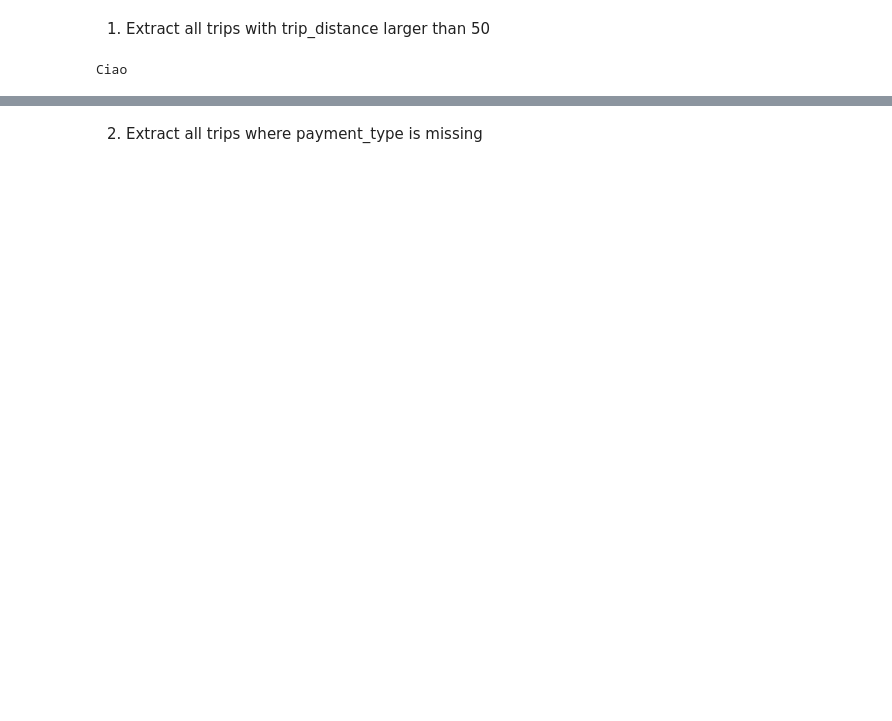
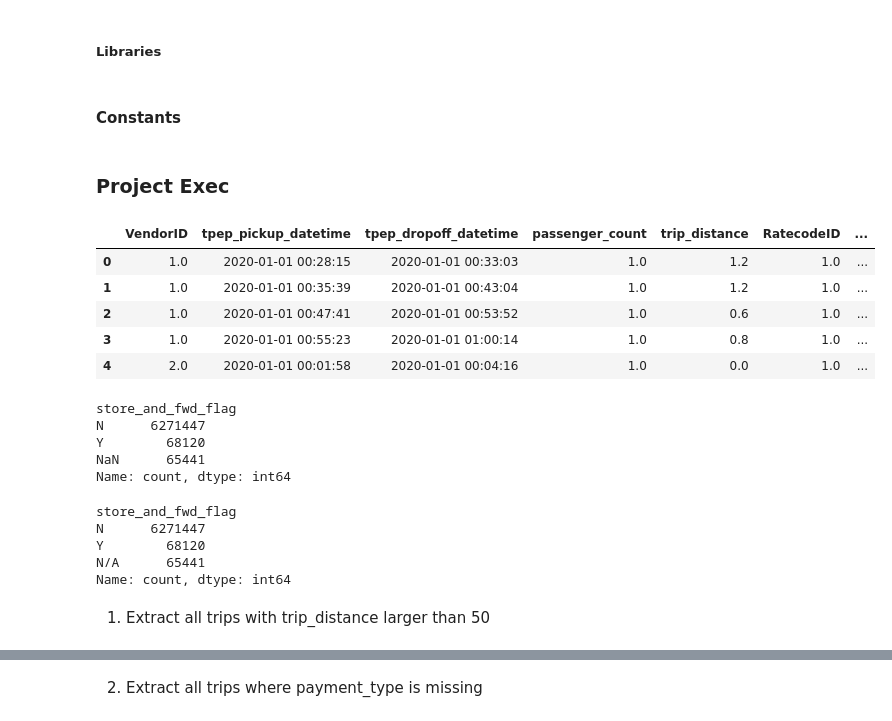
Before and after one commit to JuliusMaliwat/foundations-of-cs-project, a Jupyter notebook: code.ipynb, the cells around one changed output, grey strips where cells are left out. Cells and saved outputs as stored; diff of their text form; code cells hidden in the pictures; blank space fills up the shorter version.

```diff
--- a/code.ipynb
+++ b/code.ipynb
@@ -0,0 +39,2 @@
+# %% [markdown]
+##### Libraries
@@ -0,0 +43,2 @@
+# %% [markdown]
+#### Constants
@@ -1,6 +47,37 @@
+# %% [markdown]
+### Project Exec
+# %%
+df = pd.read_csv('data/data.csv')
+df.head()
+# %% [output]
+|  | VendorID | tpep_pickup_datetime | tpep_dropoff_datetime | passenger_count | trip_distance | RatecodeID | ... |
+| 0 | 1.0 | 2020-01-01 00:28:15 | 2020-01-01 00:33:03 | 1.0 | 1.2 | 1.0 | ... |
+| 1 | 1.0 | 2020-01-01 00:35:39 | 2020-01-01 00:43:04 | 1.0 | 1.2 | 1.0 | ... |
+| 2 | 1.0 | 2020-01-01 00:47:41 | 2020-01-01 00:53:52 | 1.0 | 0.6 | 1.0 | ... |
+| 3 | 1.0 | 2020-01-01 00:55:23 | 2020-01-01 01:00:14 | 1.0 | 0.8 | 1.0 | ... |
+| 4 | 2.0 | 2020-01-01 00:01:58 | 2020-01-01 00:04:16 | 1.0 | 0.0 | 1.0 | ... |
+# %%
+count_values = df["store_and_fwd_flag"].value_counts(dropna=False)
+
+# Stampa i risultati
+print(count_values)
+# %% [output]
+store_and_fwd_flag
+N      6271447
+Y        68120
+NaN      65441
+Name: count, dtype: int64
+# %%
+df['store_and_fwd_flag'] = df['store_and_fwd_flag'].fillna(FILL_STRING)
+count_values = df["store_and_fwd_flag"].value_counts(dropna=False)
+
+# Stampa i risultati
+print(count_values)
+# %% [output]
+store_and_fwd_flag
+N      6271447
+Y        68120
+N/A      65441
+Name: count, dtype: int64
 # %% [markdown]
 1. Extract all trips with trip_distance larger than 50
-# %%
-print("Ciao")
-# %% [output]
-Ciao
```
Also changed, not shown: parts of 26 cells of this notebook, 2 other files.
